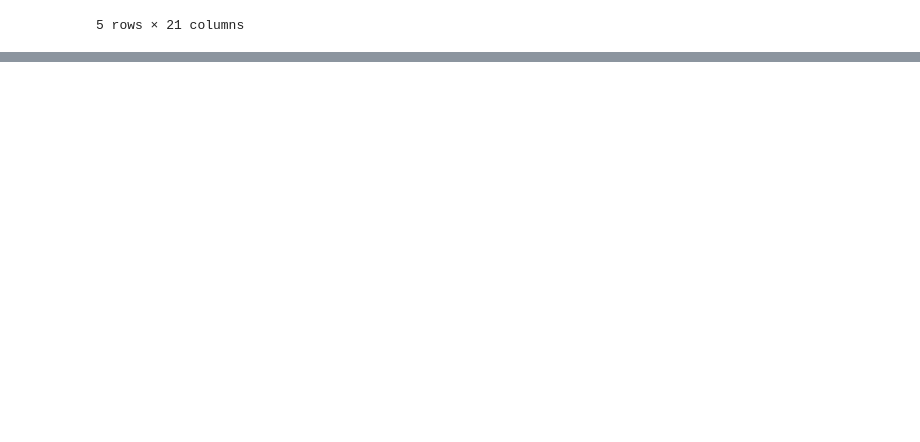
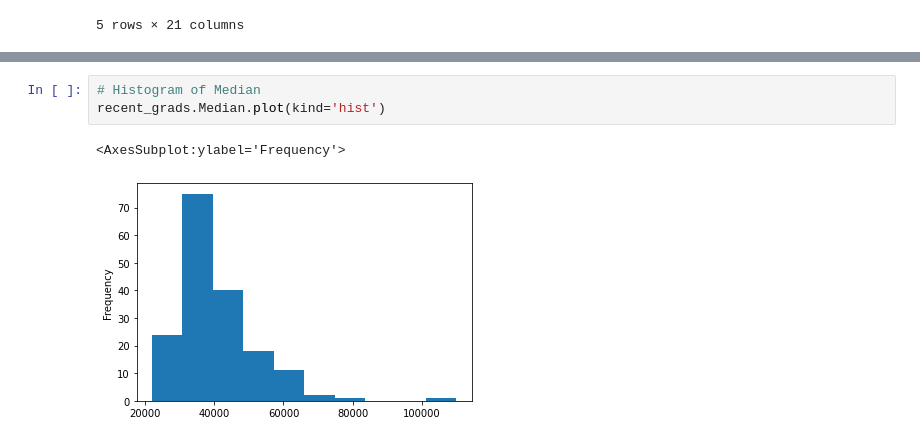
Before and after one commit to tayyabsarfraz/Introduction-to-Data-Analyst-and-Data-Science, a Jupyter notebook: Module no 02- Python for Data Scientists/02 - Pandas for Data Scientists/Lec-2.10(Pandas-01-From-Python-Dictionary-to-Pandas-Dataframe).ipynb, the cells around one changed output, grey strips where cells are left out. Cells and saved outputs as stored; diff of their text form; blank space fills up the shorter version.

```diff
--- a/Module no 02- Python for Data Scientists/02 - Pandas for Data Scientists/Lec-2.10(Pandas-01-From-Python-Dictionary-to-Pandas-Dataframe).ipynb
+++ b/Module no 02- Python for Data Scientists/02 - Pandas for Data Scientists/Lec-2.10(Pandas-01-From-Python-Dictionary-to-Pandas-Dataframe).ipynb
@@ -752,0 +745,6 @@ recent_grads.sort_values()
+# %%
+# Histogram of Median
+recent_grads.Median.plot(kind='hist')
+# %% [output]
+<AxesSubplot:ylabel='Frequency'>
+[figure, added]
```
Also changed, not shown: parts of 135 cells of this notebook.
